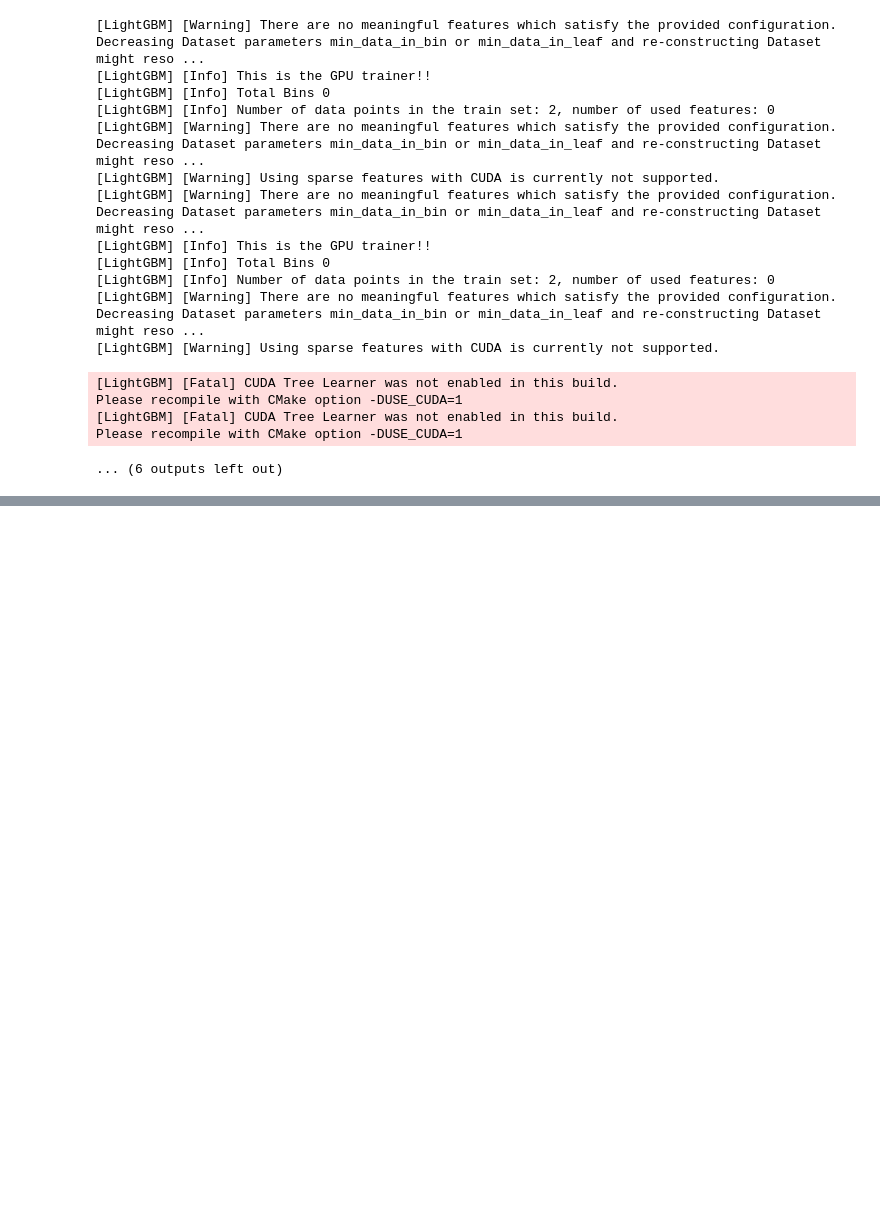
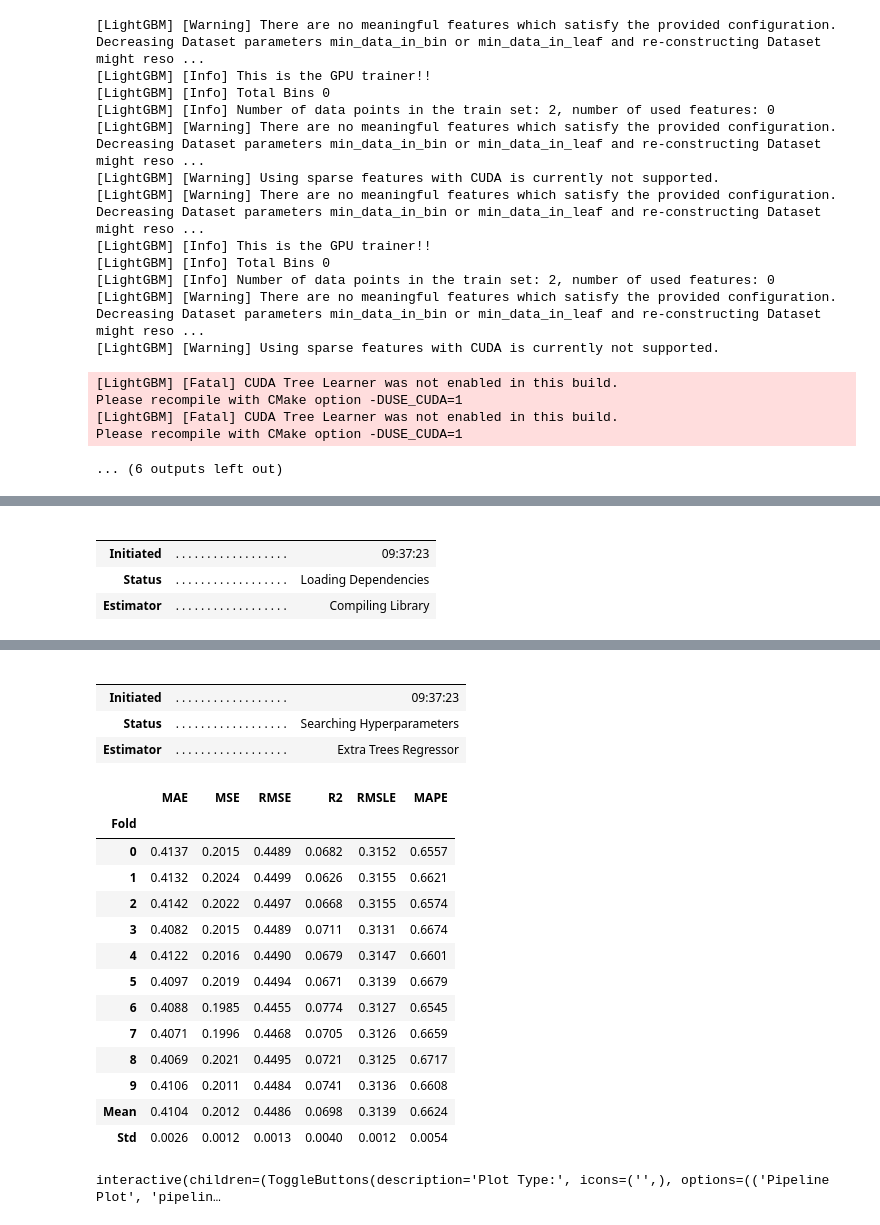
Before and after one commit to Qvineox/domain-threat-intelligence-analyzer-mirror, a Jupyter notebook: jupyter/notebooks/dns_semantic.ipynb, the cells around one changed output, grey strips where cells are left out. Cells and saved outputs as stored; diff of their text form; code cells hidden in the pictures; blank space fills up the shorter version.

Commit message:
added models

```diff
--- a/jupyter/notebooks/dns_semantic.ipynb
+++ b/jupyter/notebooks/dns_semantic.ipynb
@@ -83,9 +87,5 @@ df_semantic = df_semantic.astype({'domain': 'string'})
 # %%
-r = RegressionExperiment()
-r.setup(df_semantic, target='is_legit', session_id=123, use_gpu=True, log_experiment=False,
-        experiment_name='semantic_regression', normalize=True)
-
-best_regression_model = r.compare_models()
+best_regression_model = r.compare_models(fold=5)
 # %% [output]
 [LightGBM] [Warning] There are no meaningful features which satisfy the provided configuration. Decreasing Dataset parameters min_data_in_bin or min_data_in_leaf and re-constructing Dataset might reso ...
 [LightGBM] [Info] This is the GPU trainer!!
@@ -186,0 +209,8 @@ Please recompile with CMake option -DUSE_CUDA=1
+# %%
+r_tuned = r.tune_model(best_regression_model)
+# %% [output]
+|  |  |  |
+|  |  |  |
+| Initiated | . . . . . . . . . . . . . . . . . . | 09:37:23 |
+| Status | . . . . . . . . . . . . . . . . . . | Loading Dependencies |
+| Estimator | . . . . . . . . . . . . . . . . . . | Compiling Library |
@@ -186,0 +218,23 @@ Please recompile with CMake option -DUSE_CUDA=1
+|  |  |  |
+|  |  |  |
+| Initiated | . . . . . . . . . . . . . . . . . . | 09:37:23 |
+| Status | . . . . . . . . . . . . . . . . . . | Searching Hyperparameters |
+| Estimator | . . . . . . . . . . . . . . . . . . | Extra Trees Regressor |
+|  | MAE | MSE | RMSE | R2 | RMSLE | MAPE |
+| Fold |  |  |  |  |  |  |
+| 0 | 0.4137 | 0.2015 | 0.4489 | 0.0682 | 0.3152 | 0.6557 |
+| 1 | 0.4132 | 0.2024 | 0.4499 | 0.0626 | 0.3155 | 0.6621 |
+| 2 | 0.4142 | 0.2022 | 0.4497 | 0.0668 | 0.3155 | 0.6574 |
+| 3 | 0.4082 | 0.2015 | 0.4489 | 0.0711 | 0.3131 | 0.6674 |
+| 4 | 0.4122 | 0.2016 | 0.4490 | 0.0679 | 0.3147 | 0.6601 |
+| 5 | 0.4097 | 0.2019 | 0.4494 | 0.0671 | 0.3139 | 0.6679 |
+| 6 | 0.4088 | 0.1985 | 0.4455 | 0.0774 | 0.3127 | 0.6545 |
+| 7 | 0.4071 | 0.1996 | 0.4468 | 0.0705 | 0.3126 | 0.6659 |
+| 8 | 0.4069 | 0.2021 | 0.4495 | 0.0721 | 0.3125 | 0.6717 |
+| 9 | 0.4106 | 0.2011 | 0.4484 | 0.0741 | 0.3136 | 0.6608 |
+| Mean | 0.4104 | 0.2012 | 0.4486 | 0.0698 | 0.3139 | 0.6624 |
+| Std | 0.0026 | 0.0012 | 0.0013 | 0.0040 | 0.0012 | 0.0054 |
+# %%
+r.evaluate_model(best_regression_model)
+# %% [output]
+interactive(children=(ToggleButtons(description='Plot Type:', icons=('',), options=(('Pipeline Plot', 'pipelin…
```
Also changed, not shown: parts of 13 cells of this notebook, 21 other files.
